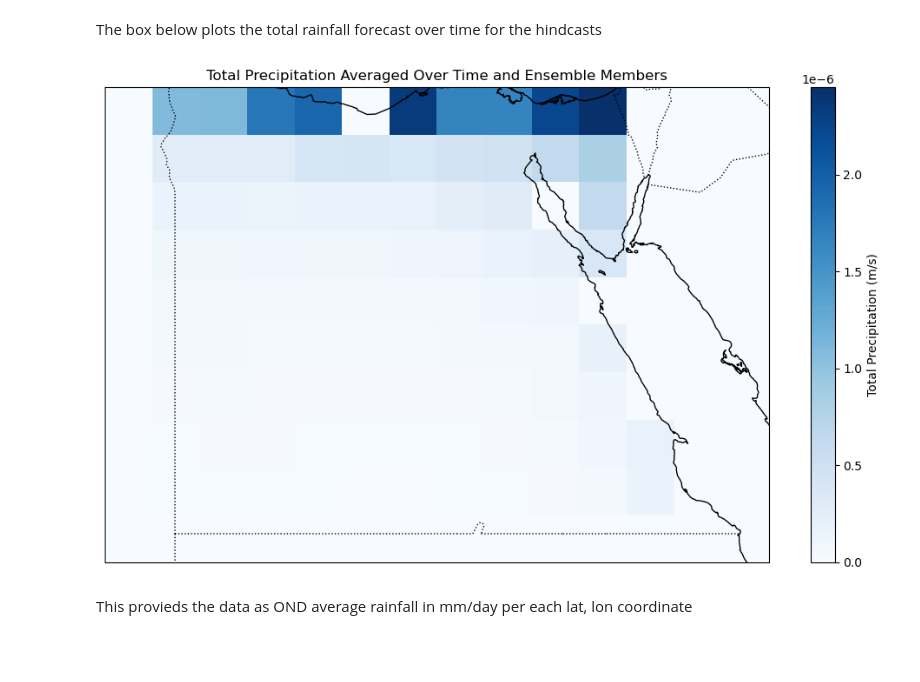
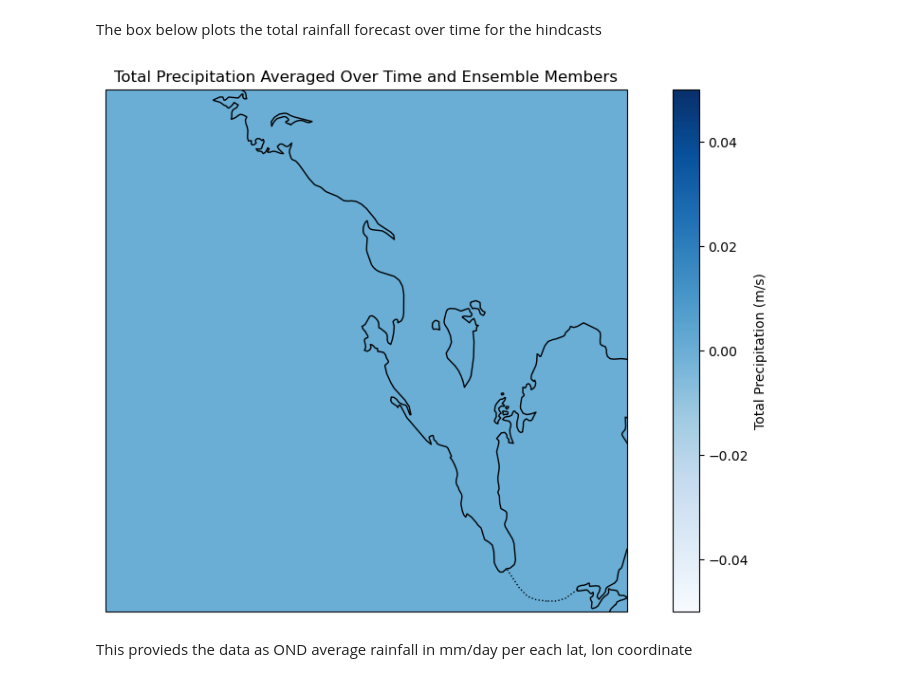
Before and after one commit to Eleanor-Dean/Wiser_Egypt, a Jupyter notebook: download.ipynb, the cells around one changed output. Saved outputs shown, nothing was run; the diff lists cells and outputs as text; code cells hidden in the pictures; blank space fills up the shorter version.

```diff
--- a/download.ipynb
+++ b/download.ipynb
@@ -14,7 +14,7 @@ To use this notebooks to download the data you must :<br>
 2. Set the area to an approximate area bounds of the country in question - Ideally a little larger than it ie: for Uganda "area": [5.0,25.0,-5.0,35.0] and "area_str": "5.0:25.0:-5.0,35.0"<br>
 Run all cells up to the break to completion.
 # %%
-location = 'Egypt'
+location = 'Algeria' # not yet done
 # %%
 import os
 import requests
@@ -247,7 +225,7 @@ import os
 import shutil
 
 # Define location
-location = "Egypt"
+#location = "Iraq"
 
 # Load Kenya polygon from Natural Earth shapefile
 country_set = "admin_0_countries"
@@ -368,8 +364,8 @@ from shapely.geometry import mapping
 import os
 #ecmwf_51_1993-2016_monthly_mean_4_2345_25.0:20.0:5.0:40.0_total_precipitation
 # Load your dataset
-location="Egypt"
-ecmwf = xr.open_dataset(f"data_down/ecmwf_51_1993-2024_monthly_mean_10_234_31.8:24.0:21.9:37.3_total_precipitation.grib") #Change to Country
+#location="Iraq"
+ecmwf = xr.open_dataset(f"data_down/ecmwf_51_1993-2016_monthly_mean_10_234_27.0:49.0:25.0:51.0_total_precipitation.grib") #Change to Country
 #print(ecmwf['tprate'].values)
 # Write CRS to the dataset to avoid MissingCRS error
 ecmwf = ecmwf.rio.write_crs("EPSG:4326")  # WGS84
@@ -396,8 +392,10 @@ kenya_geom = geodf[geodf['ADMIN'] == location]
 # Clip using polygon
 clipped = ecmwf.rio.clip(kenya_geom.geometry.apply(mapping), kenya_geom.crs, drop=False, invert=False)
 
+
 ds = clipped
 ds = ds.assign_coords(year=ds['time'].dt.year, month=ds['time'].dt.month)
+print(ds)
 
 # Average tprate over OND months for each member and year
 ond_avg = ds['tprate'].groupby(['year', 'number']).mean(dim=['latitude', 'longitude', 'step'], skipna= True )
@@ -409,7 +407,7 @@ df = ond_avg.to_dataframe().reset_index()
 df['tprate'] = df['tprate'] * 86400000
 
 # Filter ensemble members
-filtered_df = df[(df['number'] >= 1) & (df['number'] <= 52)]
+filtered_df = df[(df['number'] >= 1) & (df['number'] <= 15)]
 df = filtered_df
 
 # Group by year and print tprate values
@@ -552,7 +568,7 @@ for ext in [".shp", ".shx", ".dbf", ".prj", ".cpg"]:
 geodf = gpd.read_file("ecmwf/ne_10m_admin_0_countries.shp")
 
 # Filter for Kenya
-kenya_geom = geodf[geodf['ADMIN'] == 'Egypt']
+kenya_geom = geodf[geodf['ADMIN'] == location]
 
 # Clip using polygon
 clipped = ecmwf.rio.clip(kenya_geom.geometry.apply(mapping), kenya_geom.crs, drop=False, invert=False)
@@ -566,34 +582,34 @@ ds = ds
 
 # Convert 'step' from timedelta to days
 step_days = ds['step'] / np.timedelta64(1, 'D')
 
 # Broadcast step_days to match tprate dimensions
 step_days_expanded = step_days.broadcast_like(ds['tprate'])
 
 
 # Calculate total precipitation = tprate * step_days
 total_precip = ds['tprate'] * step_days_expanded
 
 # Average over time and ensemble members
 avg_precip = total_precip.mean(dim=['time', 'number'])
 
 # Sum over step to get total precipitation per location
 spatial_precip = avg_precip.sum(dim='step')
 #spatial_precip= spatial_precip  * 86400000
 
 
 
 # Plot using PlateCarree projection
 plt.figure(figsize=(10, 6))
 ax = plt.axes(projection=ccrs.PlateCarree())
 spatial_precip.plot(ax=ax, transform=ccrs.PlateCarree(), cmap='Blues', cbar_kwargs={'label': 'Total Precipitation (m/s)'})
 ax.coastlines()
 ax.add_feature(cfeature.BORDERS, linestyle=':')
 ax.set_title("Total Precipitation Averaged Over Time and Ensemble Members")
 plt.tight_layout()
 plt.show()
 # %% [output]
-[figure, old version]
+[figure, new version]
 # %%
 import geopandas as gpd
 import rioxarray
```
Also changed, not shown: parts of 10 cells of this notebook, 4 other files.
